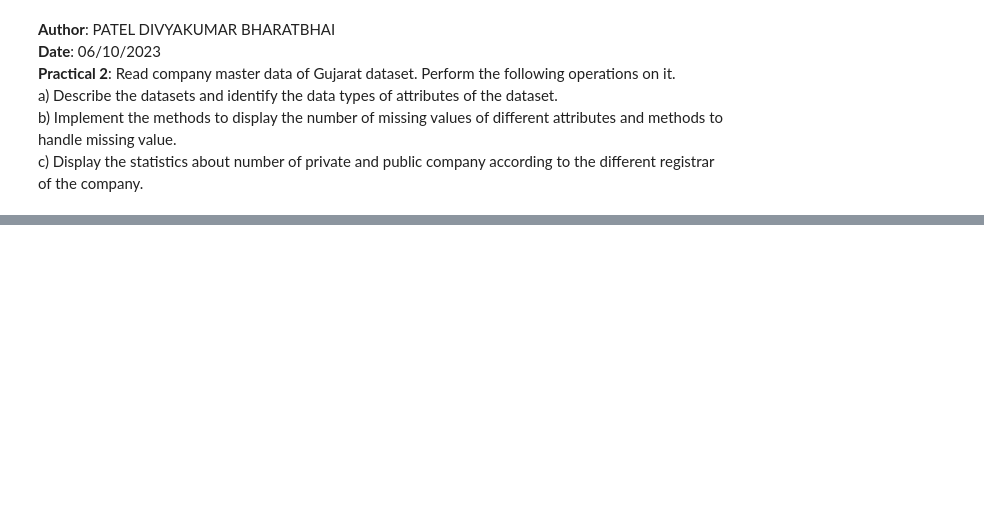
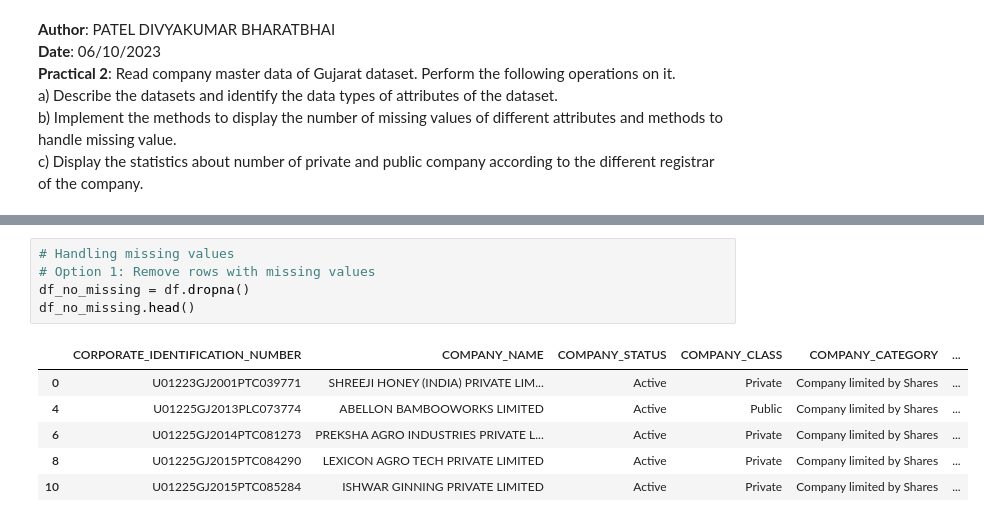
Before and after one commit to divyakumar31/pds-practicals, a Jupyter notebook: practical2/practical2.ipynb, the cells around one changed output, grey strips where cells are left out. Saved outputs shown, nothing was run; the diff lists cells and outputs as text; blank space fills up the shorter version.

```diff
--- a/practical2/practical2.ipynb
+++ b/practical2/practical2.ipynb
@@ -33,0 +81,12 @@ df
+# %%
+# Handling missing values
+# Option 1: Remove rows with missing values
+df_no_missing = df.dropna()
+df_no_missing.head()
+# %% [output]
+|  | CORPORATE_IDENTIFICATION_NUMBER | COMPANY_NAME | COMPANY_STATUS | COMPANY_CLASS | COMPANY_CATEGORY | ... |
+| 0 | U01223GJ2001PTC039771 | SHREEJI HONEY (INDIA) PRIVATE LIM... | Active | Private | Company limited by Shares | ... |
+| 4 | U01225GJ2013PLC073774 | ABELLON BAMBOOWORKS LIMITED | Active | Public | Company limited by Shares | ... |
+| 6 | U01225GJ2014PTC081273 | PREKSHA AGRO INDUSTRIES PRIVATE L... | Active | Private | Company limited by Shares | ... |
+| 8 | U01225GJ2015PTC084290 | LEXICON AGRO TECH PRIVATE LIMITED | Active | Private | Company limited by Shares | ... |
+| 10 | U01225GJ2015PTC085284 | ISHWAR GINNING PRIVATE LIMITED | Active | Private | Company limited by Shares | ... |
```
Also changed, not shown: parts of 9 cells of this notebook.
